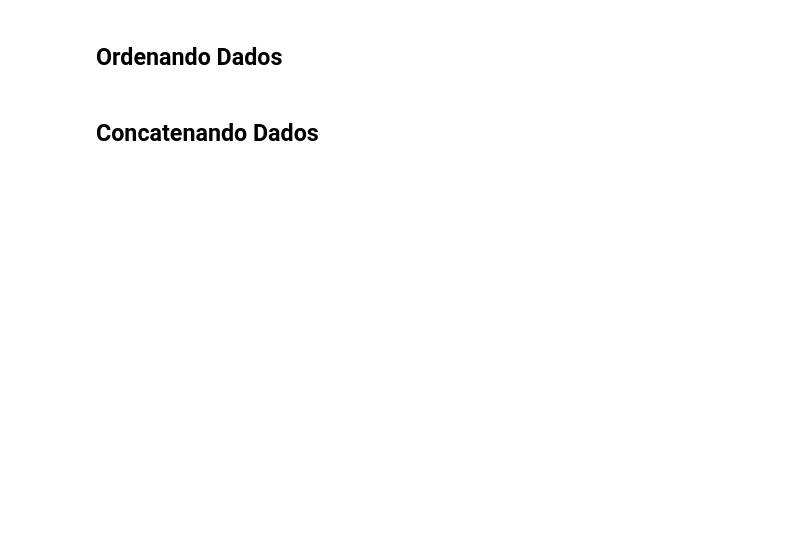
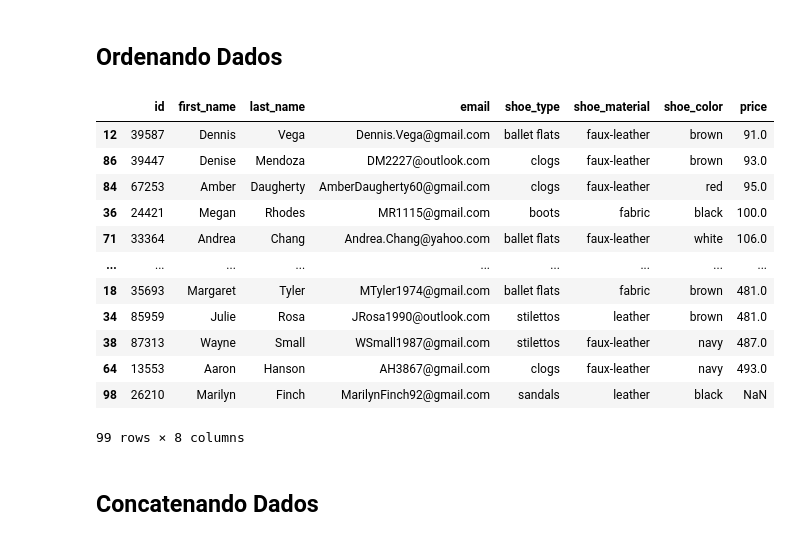
Before and after one commit to ramonbezerra/coderhouse-python-data, a Jupyter notebook: Aula 10 Manipulação de dados com Pandas II.ipynb, the cells around one changed output. Drawn from its saved outputs; the diff is of its cells as text; code cells hidden in the pictures; blank space fills up the shorter version.

```diff
--- a/Aula 10 Manipulação de dados com Pandas II.ipynb
+++ b/Aula 10 Manipulação de dados com Pandas II.ipynb
@@ -79,3 +260,19 @@ Ou aplicar duas ou mais métricas usando a função `agg`:
+# %%
+df.sort_values(['price', 'shoe_type'])
+# %% [output]
+|  | id | first_name | last_name | email | shoe_type | shoe_material | shoe_color | price |
+| 12 | 39587 | Dennis | Vega | Dennis.Vega@gmail.com | ballet flats | faux-leather | brown | 91.0 |
+| 86 | 39447 | Denise | Mendoza | DM2227@outlook.com | clogs | faux-leather | brown | 93.0 |
+| 84 | 67253 | Amber | Daugherty | AmberDaugherty60@gmail.com | clogs | faux-leather | red | 95.0 |
+| 36 | 24421 | Megan | Rhodes | MR1115@gmail.com | boots | fabric | black | 100.0 |
+| 71 | 33364 | Andrea | Chang | Andrea.Chang@yahoo.com | ballet flats | faux-leather | white | 106.0 |
+| ... | ... | ... | ... | ... | ... | ... | ... | ... |
+| 18 | 35693 | Margaret | Tyler | MTyler1974@gmail.com | ballet flats | fabric | brown | 481.0 |
+| 34 | 85959 | Julie | Rosa | JRosa1990@outlook.com | stilettos | leather | brown | 481.0 |
+| 38 | 87313 | Wayne | Small | WSmall1987@gmail.com | stilettos | faux-leather | navy | 487.0 |
+| 64 | 13553 | Aaron | Hanson | AH3867@gmail.com | clogs | faux-leather | navy | 493.0 |
+| 98 | 26210 | Marilyn | Finch | MarilynFinch92@gmail.com | sandals | leather | black | NaN |
+99 rows × 8 columns
 # %% [markdown]
 ## Concatenando Dados
 # %%
```
Also changed, not shown: parts of 54 cells of this notebook.
